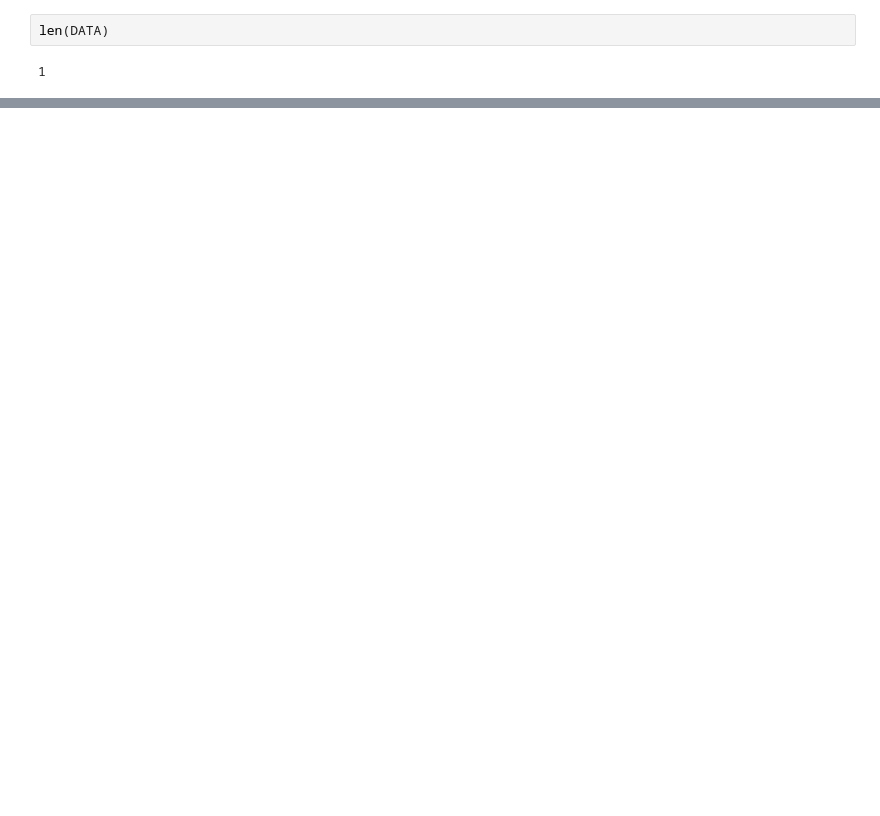
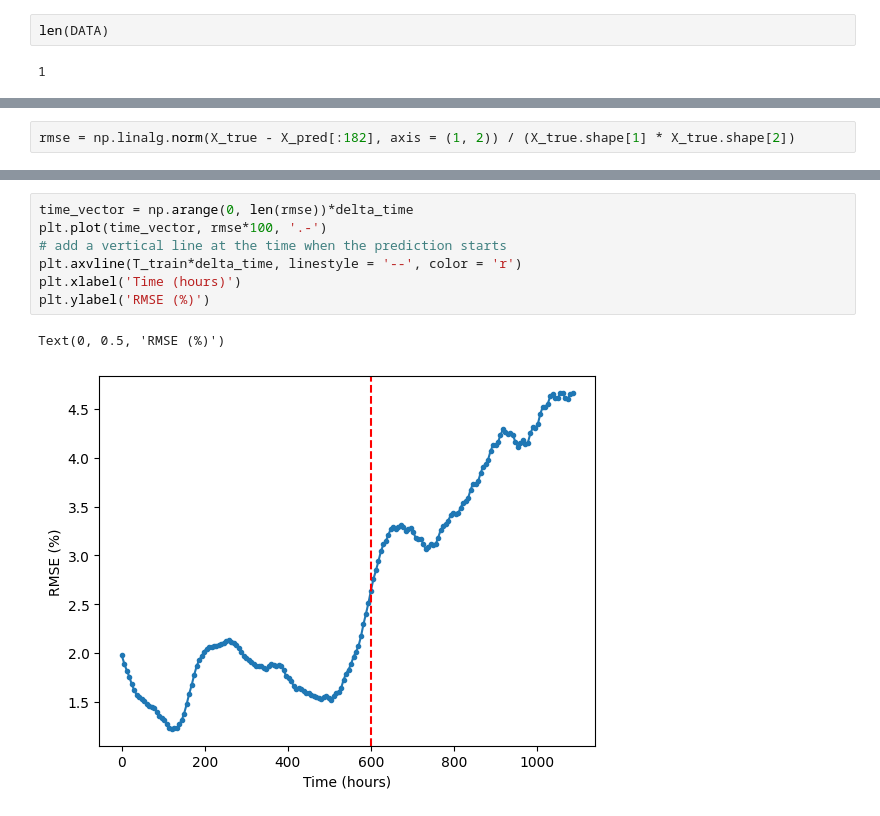
Before and after one commit to ClimeTrend/DMD, a Jupyter notebook: notebooks/Demo_2.ipynb, the cells around one changed output, grey strips where cells are left out. Saved outputs shown, nothing was run; the diff lists cells and outputs as text; blank space fills up the shorter version.

```diff
--- a/notebooks/Demo_2.ipynb
+++ b/notebooks/Demo_2.ipynb
@@ -169,0 +211,2 @@ interactive(children=(IntSlider(value=0, description='f_i(x,y)', max=21), IntSli
+# %%
+rmse = np.linalg.norm(X_true - X_pred[:182], axis = (1, 2)) / (X_true.shape[1] * X_true.shape[2])
@@ -169,0 +217,10 @@ interactive(children=(IntSlider(value=0, description='f_i(x,y)', max=21), IntSli
+# %%
+time_vector = np.arange(0, len(rmse))*delta_time
+plt.plot(time_vector, rmse*100, '.-')
+# add a vertical line at the time when the prediction starts
+plt.axvline(T_train*delta_time, linestyle = '--', color = 'r')
+plt.xlabel('Time (hours)')
+plt.ylabel('RMSE (%)')
+# %% [output]
+Text(0, 0.5, 'RMSE (%)')
+[figure, added]
```
Also changed, not shown: parts of 29 cells of this notebook.
